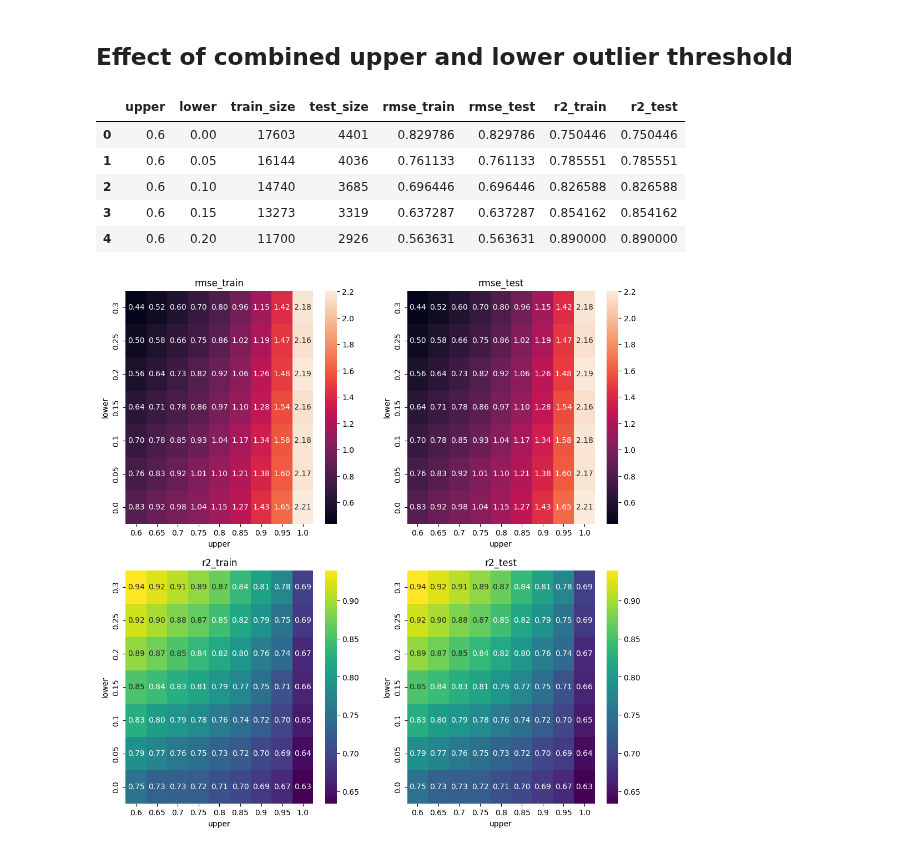
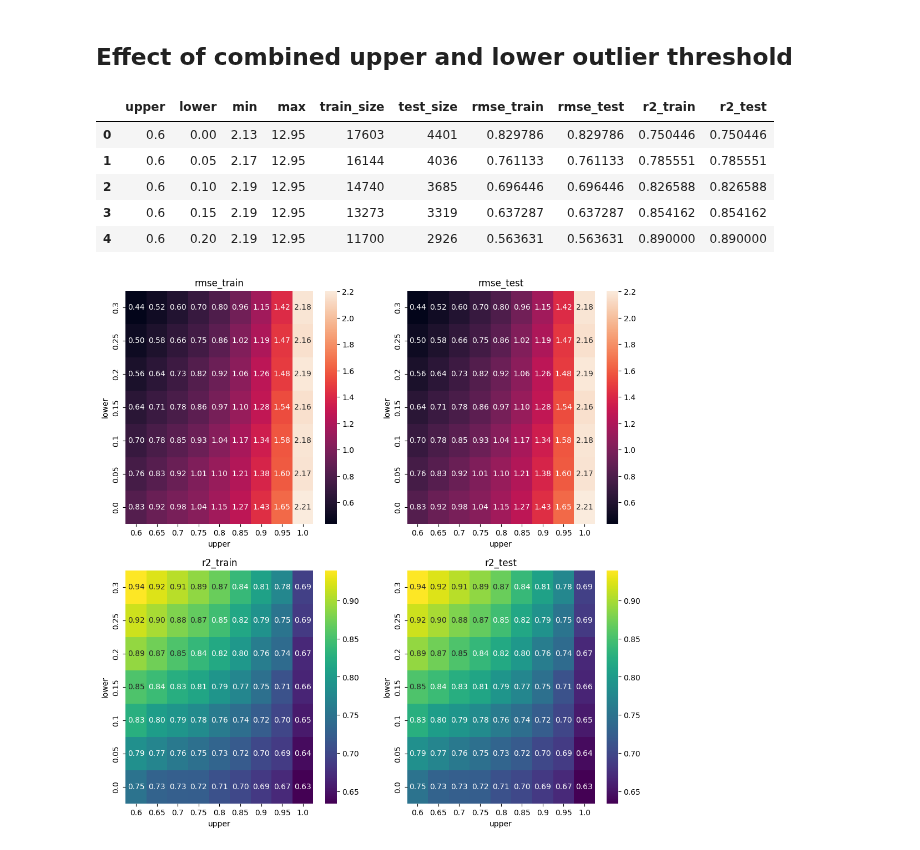
Before and after one commit to EdvinasStonevicius/LT-national-salary-analysis, a Jupyter notebook: python/02_Feature_enginieering_3_Outlier_Analysis.ipynb, the cells around one changed output. Cells and saved outputs as stored; diff of their text form; code cells hidden in the pictures.

```diff
--- a/python/02_Feature_enginieering_3_Outlier_Analysis.ipynb
+++ b/python/02_Feature_enginieering_3_Outlier_Analysis.ipynb
@@ -141,6 +145,8 @@ ax[2].hlines(xmin=0, xmax=max(y_test) , y=0, linestyle='--', color='r', lw=1);
 # %%
 upper_threshold_list = []
 lower_threshold_list = []
+min_value_list = []
+max_value_list = []
 train_size = []
 test_size = []
 rmse_train_list = []
@@ -156,47 +162,55 @@ for upper_threshold in np.linspace(0.6, 1.0, 9).round(2):
 
         data = data2018ft.copy()
         df = observations_between_thresholds(data, lower_threshold=lower_threshold, upper_threshold=upper_threshold)
+
         y = df['target']
         X = df.drop(columns='target')
+
+        min_value_list.append(min(y))
+        max_value_list.append(max(y))
+
         X_train, X_test, y_train, y_test = train_test_split( X, y, test_size=0.20, random_state=0)
 
         train_size.append(len(y_train))
         test_size.append(len(y_test))
+
 
         model.fit(X=X_train, y=y_train)
         y_train_pred = model.predict(X_train)
         y_test_pred = model.predict(X_test)
 
         rmse_train = np.sqrt(mean_squared_error(y_train, y_train_pred))
         r2_train = r2_score(y_train, y_train_pred)
 
 
         rmse_test = np.sqrt(mean_squared_error(y_train, y_train_pred))
         r2_test = r2_score(y_train, y_train_pred)
 
         rmse_train_list.append(rmse_train)
         rmse_test_list.append(rmse_test)
         r2_train_list.append(r2_train)
         r2_test_list.append(r2_test)
 
 size_effect = pd.DataFrame({'upper': upper_threshold_list,
                             'lower': lower_threshold_list,
+                            'min':min_value_list,
+                            'max':max_value_list,
                             'train_size': train_size,
                             'test_size': test_size,
                             'rmse_train': rmse_train_list,
                             'rmse_test': rmse_test_list,
                             'r2_train': r2_train_list,
                             'r2_test': r2_test_list
                             } )
 
 size_effect.head()
 # %% [output]
-|  | upper | lower | train_size | test_size | rmse_train | rmse_test | r2_train | r2_test |
-| 0 | 0.6 | 0.00 | 17603 | 4401 | 0.829786 | 0.829786 | 0.750446 | 0.750446 |
-| 1 | 0.6 | 0.05 | 16144 | 4036 | 0.761133 | 0.761133 | 0.785551 | 0.785551 |
-| 2 | 0.6 | 0.10 | 14740 | 3685 | 0.696446 | 0.696446 | 0.826588 | 0.826588 |
-| 3 | 0.6 | 0.15 | 13273 | 3319 | 0.637287 | 0.637287 | 0.854162 | 0.854162 |
-| 4 | 0.6 | 0.20 | 11700 | 2926 | 0.563631 | 0.563631 | 0.890000 | 0.890000 |
+|  | upper | lower | min | max | train_size | test_size | rmse_train | rmse_test | r2_train | r2_test |
+| 0 | 0.6 | 0.00 | 2.13 | 12.95 | 17603 | 4401 | 0.829786 | 0.829786 | 0.750446 | 0.750446 |
+| 1 | 0.6 | 0.05 | 2.17 | 12.95 | 16144 | 4036 | 0.761133 | 0.761133 | 0.785551 | 0.785551 |
+| 2 | 0.6 | 0.10 | 2.19 | 12.95 | 14740 | 3685 | 0.696446 | 0.696446 | 0.826588 | 0.826588 |
+| 3 | 0.6 | 0.15 | 2.19 | 12.95 | 13273 | 3319 | 0.637287 | 0.637287 | 0.854162 | 0.854162 |
+| 4 | 0.6 | 0.20 | 2.19 | 12.95 | 11700 | 2926 | 0.563631 | 0.563631 | 0.890000 | 0.890000 |
 # %%
 fig, ax = plt.subplots(2, 2, figsize=(12, 12))
 sns.heatmap(ax=ax[0, 0], data = size_effect[['lower', 'upper', 'rmse_train']].pivot(
```
Also changed, not shown: parts of 4 cells of this notebook.
